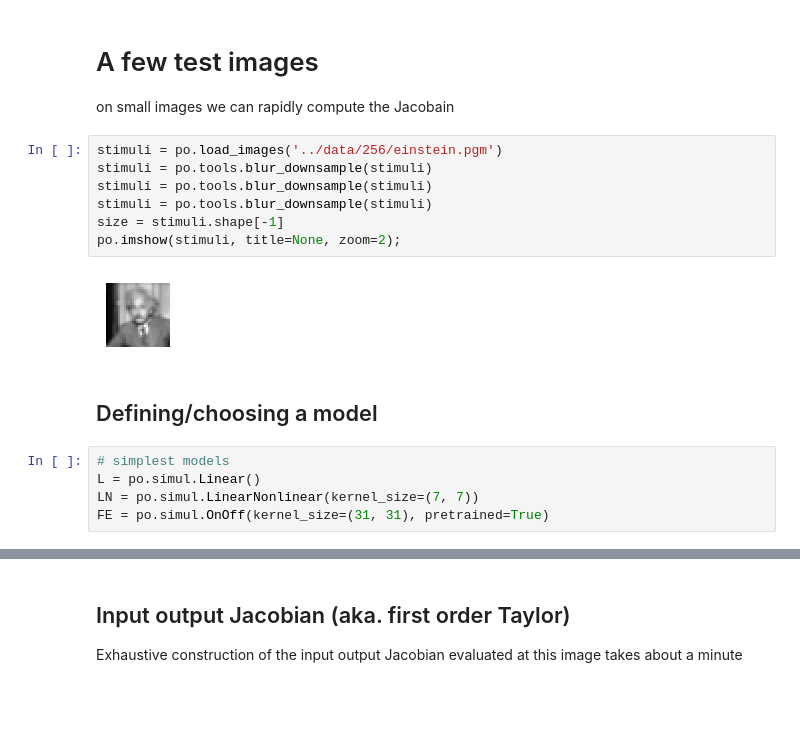
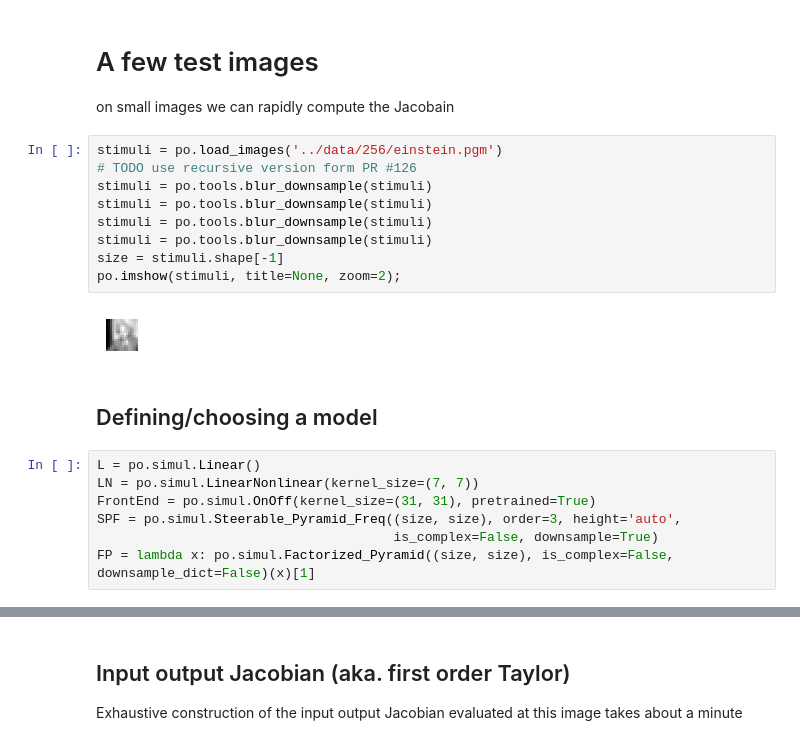
Before and after one commit to plenoptic-org/plenoptic, a Jupyter notebook: examples/01_Linear_approximation_of_nonlinear_model.ipynb, the cells around one changed output, grey strips where cells are left out. Saved outputs shown, nothing was run; the diff lists cells and outputs as text; blank space fills up the shorter version.

```diff
--- a/examples/01_Linear_approximation_of_nonlinear_model.ipynb
+++ b/examples/01_Linear_approximation_of_nonlinear_model.ipynb
@@ -23,17 +23,21 @@ The autoreload extension is already loaded. To reload it, use:
 on small images we can rapidly compute the Jacobain
 # %%
 stimuli = po.load_images('../data/256/einstein.pgm')
+# TODO use recursive version form PR #126
+stimuli = po.tools.blur_downsample(stimuli)
 stimuli = po.tools.blur_downsample(stimuli)
 stimuli = po.tools.blur_downsample(stimuli)
 stimuli = po.tools.blur_downsample(stimuli)
 size = stimuli.shape[-1]
 po.imshow(stimuli, title=None, zoom=2);
 # %% [output]
-[figure, old version]
+[figure, new version]
 # %% [markdown]
 ## Defining/choosing a model
 # %%
-# simplest models
 L = po.simul.Linear()
 LN = po.simul.LinearNonlinear(kernel_size=(7, 7))
-FE = po.simul.OnOff(kernel_size=(31, 31), pretrained=True)
+FrontEnd = po.simul.OnOff(kernel_size=(31, 31), pretrained=True)
+SPF = po.simul.Steerable_Pyramid_Freq((size, size), order=3, height='auto',
+                                      is_complex=False, downsample=True)
+FP = lambda x: po.simul.Factorized_Pyramid((size, size), is_complex=False,                                                           downsample_dict=False)(x)[1]
```
Also changed, not shown: parts of 8 cells of this notebook.
